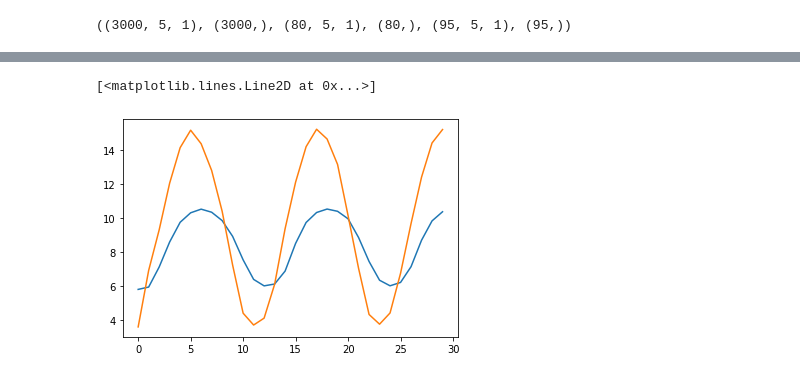
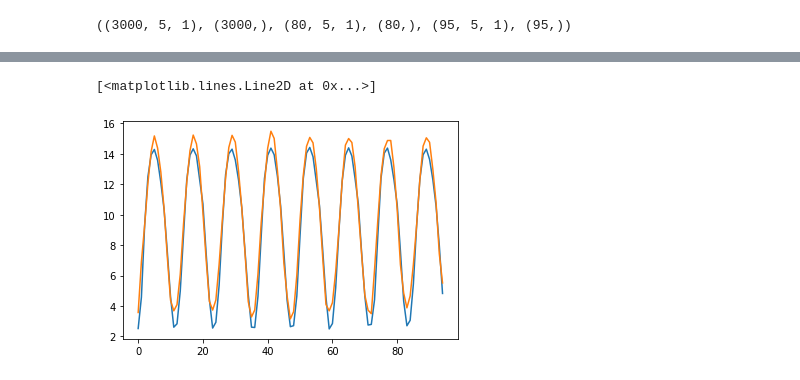
Before and after one commit to SamMilnes/Weather-Prediction-LSTM, a Jupyter notebook: Analysis.ipynb, the cells around one changed output, grey strips where cells are left out. Saved outputs shown, nothing was run; the diff lists cells and outputs as text; code cells hidden in the pictures.

```diff
--- a/Analysis.ipynb
+++ b/Analysis.ipynb
@@ -317,7 +317,7 @@ test_results
 95 rows × 2 columns
 # %%
-plt.plot(test_results['Test Predictions'][:30])
-plt.plot(test_results['Actuals'][:30])
+plt.plot(test_results['Test Predictions'][:120])
+plt.plot(test_results['Actuals'][:120])
 # %% [output]
 [<matplotlib.lines.Line2D at 0x...>]
-[figure, old version]
+[figure, new version]
```
Also changed, not shown: parts of 9 cells of this notebook.
